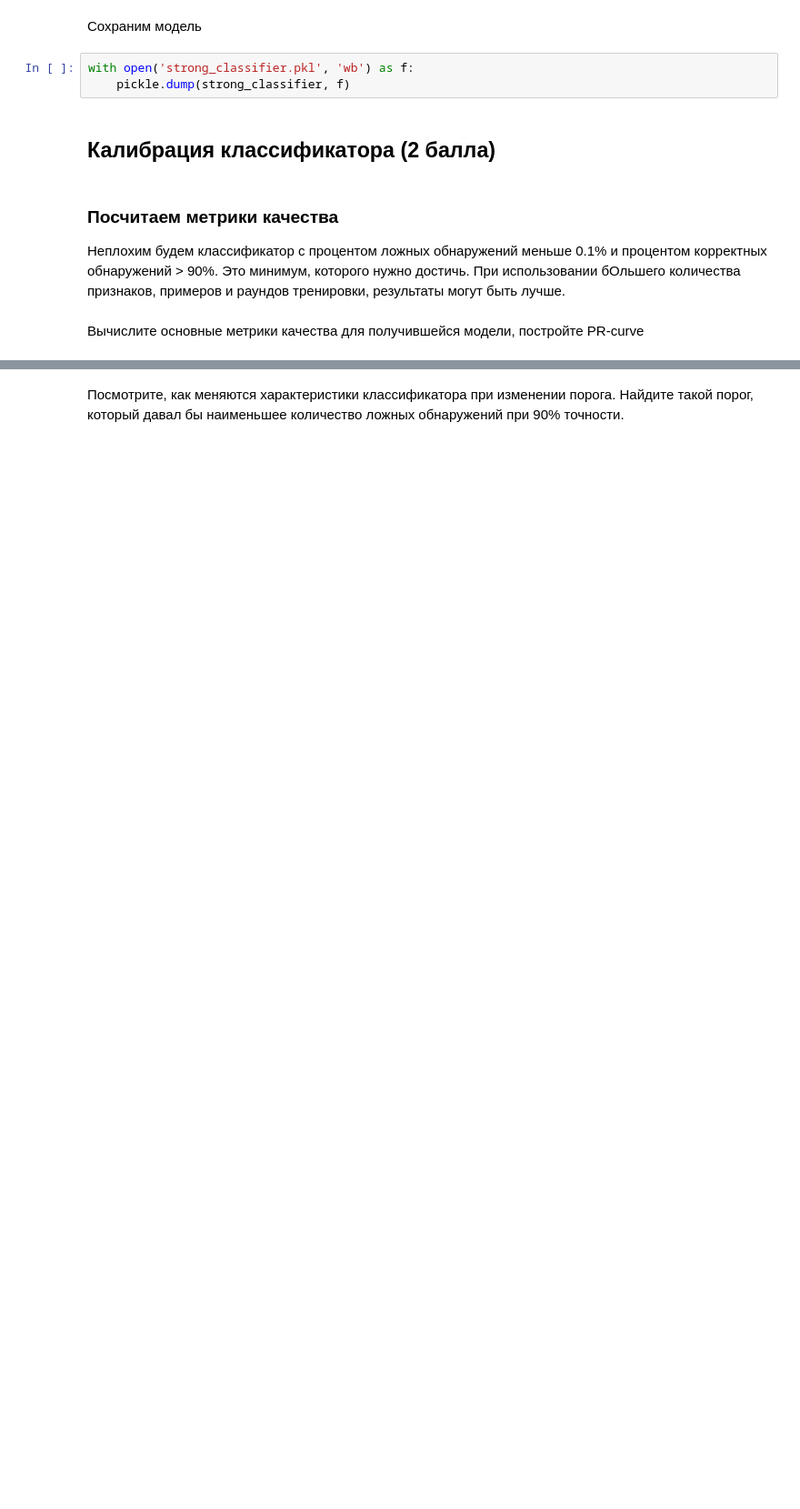
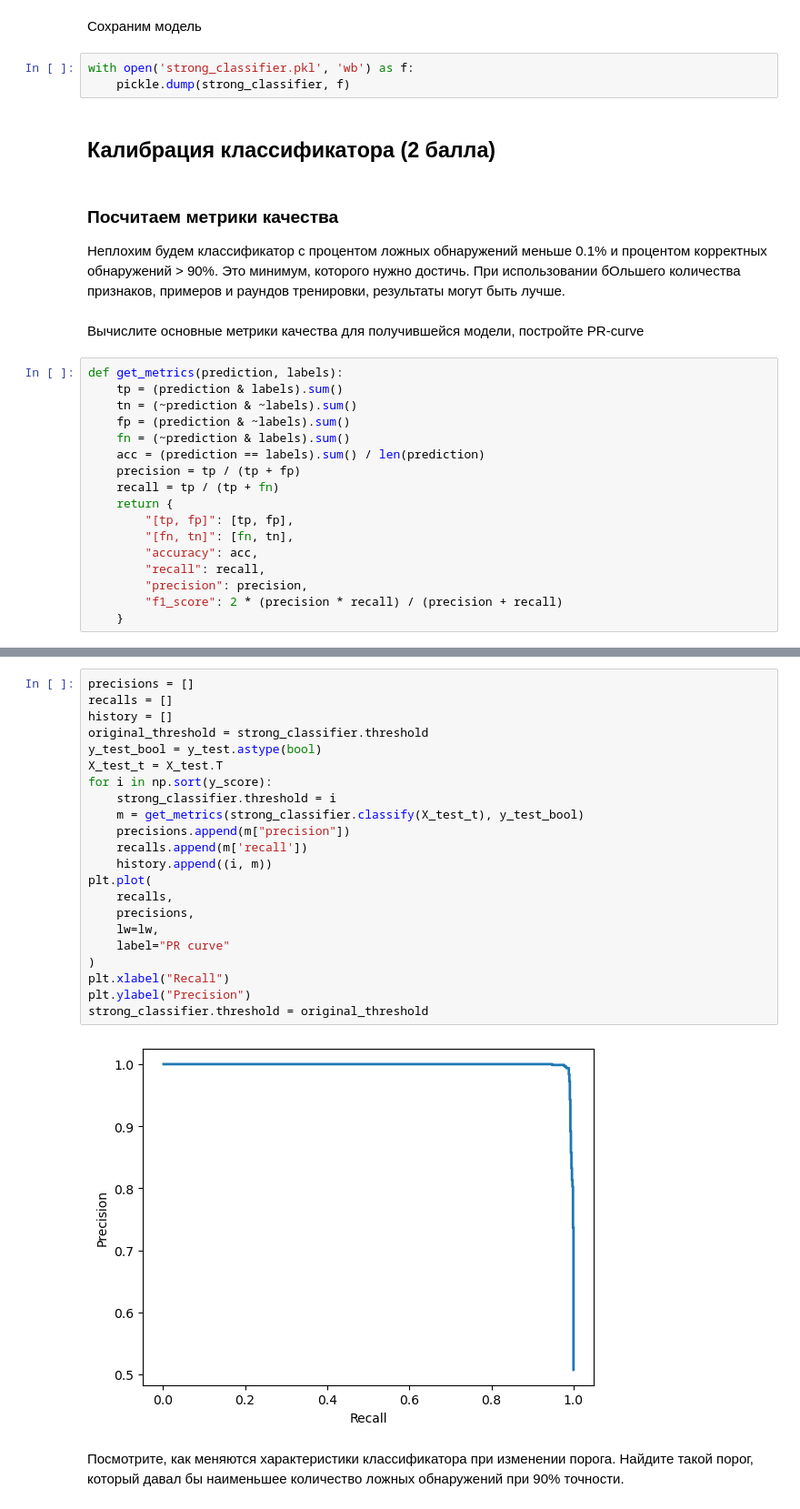
Before and after one commit to k0perX-X/HSEMachineLearning, a Jupyter notebook: m2/hw2_part2.ipynb, the cells around one changed output, grey strips where cells are left out. Shown: that part at 91% size. Saved outputs shown, nothing was run; the diff lists cells and outputs as text; blank space fills up the shorter version.

```diff
--- a/m2/hw2_part2.ipynb
+++ b/m2/hw2_part2.ipynb
@@ -540,3 +530,20 @@ with open('strong_classifier.pkl', 'wb') as f:
 Неплохим будем классификатор с процентом ложных обнаружений меньше 0.1% и процентом корректных обнаружений > 90%. Это минимум, которого нужно достичь. При использовании бОльшего количества признаков, примеров и раундов тренировки, результаты могут быть лучше.
 # %% [markdown]
 Вычислите основные метрики качества для получившейся модели, постройте PR-curve
+# %%
+def get_metrics(prediction, labels):
+    tp = (prediction & labels).sum()
+    tn = (~prediction & ~labels).sum()
+    fp = (prediction & ~labels).sum()
+    fn = (~prediction & labels).sum()
+    acc = (prediction == labels).sum() / len(prediction)
+    precision = tp / (tp + fp)
+    recall = tp / (tp + fn)
+    return {
+        "[tp, fp]": [tp, fp],
+        "[fn, tn]": [fn, tn],
+        "accuracy": acc,
+        "recall": recall,
+        "precision": precision,
+        "f1_score": 2 * (precision * recall) / (precision + recall)
+    }
@@ -543,3 +585,27 @@ with open('strong_classifier.pkl', 'wb') as f:
+# %%
+precisions = []
+recalls = []
+history = []
+original_threshold = strong_classifier.threshold
+y_test_bool = y_test.astype(bool)
+X_test_t = X_test.T
+for i in np.sort(y_score):
+    strong_classifier.threshold = i
+    m = get_metrics(strong_classifier.classify(X_test_t), y_test_bool)
+    precisions.append(m["precision"])
+    recalls.append(m['recall'])
+    history.append((i, m))
+plt.plot(
+    recalls,
+    precisions,
+    lw=lw,
+    label="PR curve"
+)
+plt.xlabel("Recall")
+plt.ylabel("Precision")
+strong_classifier.threshold = original_threshold
+# %% [output]
+[figure, added]
 # %% [markdown]
 Посмотрите, как меняются характеристики классификатора при изменении порога. Найдите такой порог, который давал бы наименьшее количество ложных обнаружений при 90% точности.
 # %%
```
Also changed, not shown: parts of 12 cells of this notebook, 1 other file.
